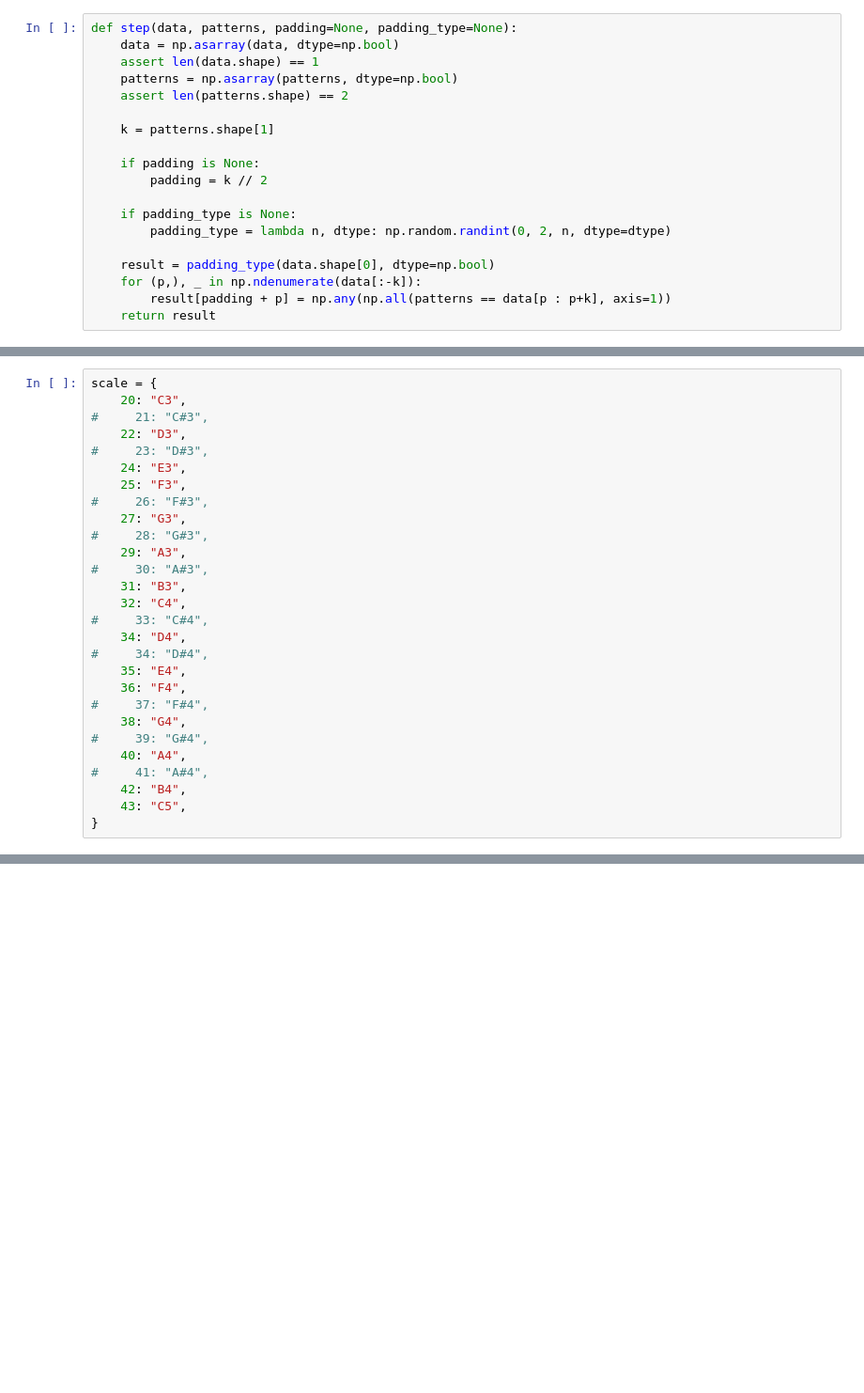
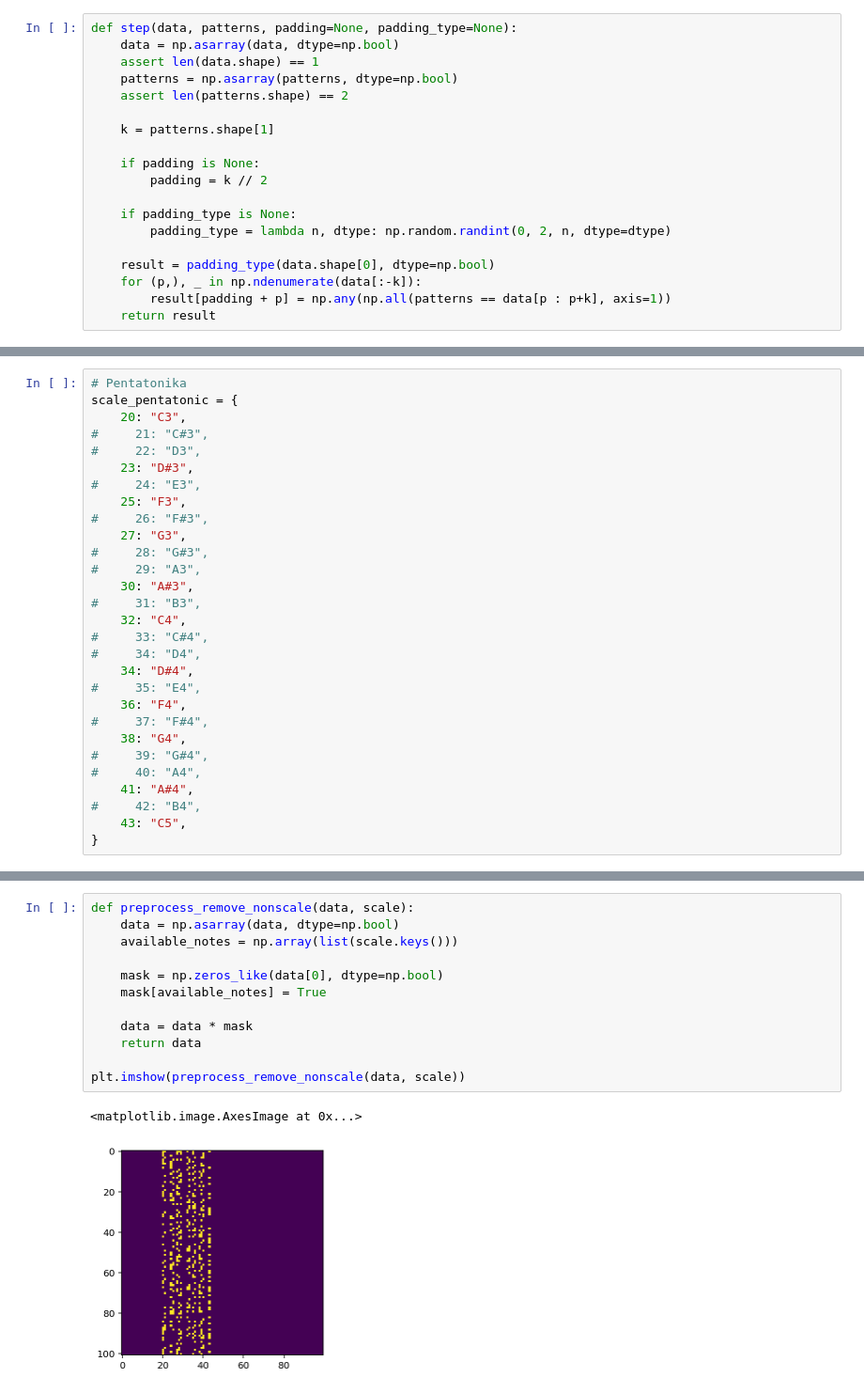
Before and after one commit to Larhard/rand-12, a Jupyter notebook: rand mod 12.ipynb, the cells around one changed output, grey strips where cells are left out. Shown at 94% size. Drawn from its saved outputs; the diff is of its cells as text; blank space fills up the shorter version.

```diff
--- a/rand mod 12.ipynb
+++ b/rand mod 12.ipynb
@@ -40,28 +73,29 @@ plt.imshow(data)
 # %%
-scale = {
+# Pentatonika
+scale_pentatonic = {
     20: "C3",
 #     21: "C#3",
-    22: "D3",
-#     23: "D#3",
-    24: "E3",
+#     22: "D3",
+    23: "D#3",
+#     24: "E3",
     25: "F3",
 #     26: "F#3",
     27: "G3",
 #     28: "G#3",
-    29: "A3",
-#     30: "A#3",
-    31: "B3",
+#     29: "A3",
+    30: "A#3",
+#     31: "B3",
     32: "C4",
 #     33: "C#4",
-    34: "D4",
-#     34: "D#4",
-    35: "E4",
+#     34: "D4",
+    34: "D#4",
+#     35: "E4",
     36: "F4",
 #     37: "F#4",
     38: "G4",
 #     39: "G#4",
-    40: "A4",
-#     41: "A#4",
-    42: "B4",
+#     40: "A4",
+    41: "A#4",
+#     42: "B4",
     43: "C5",
 }
@@ -86,0 +333,15 @@ s.write("midi", "out.mid")
+# %%
+def preprocess_remove_nonscale(data, scale):
+    data = np.asarray(data, dtype=np.bool)
+    available_notes = np.array(list(scale.keys()))
+
+    mask = np.zeros_like(data[0], dtype=np.bool)
+    mask[available_notes] = True
+
+    data = data * mask
+    return data
+
+plt.imshow(preprocess_remove_nonscale(data, scale))
+# %% [output]
+<matplotlib.image.AxesImage at 0x...>
+[figure, added]
```
Also changed, not shown: parts of 17 cells of this notebook.
